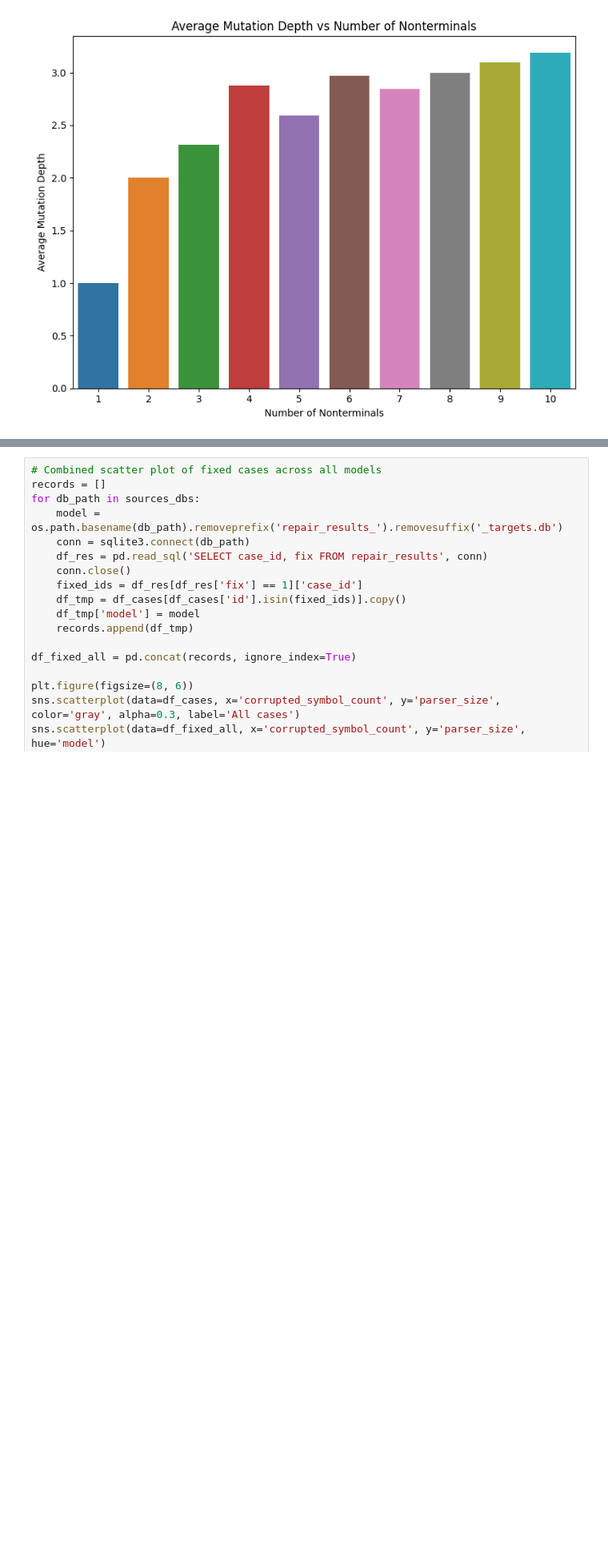
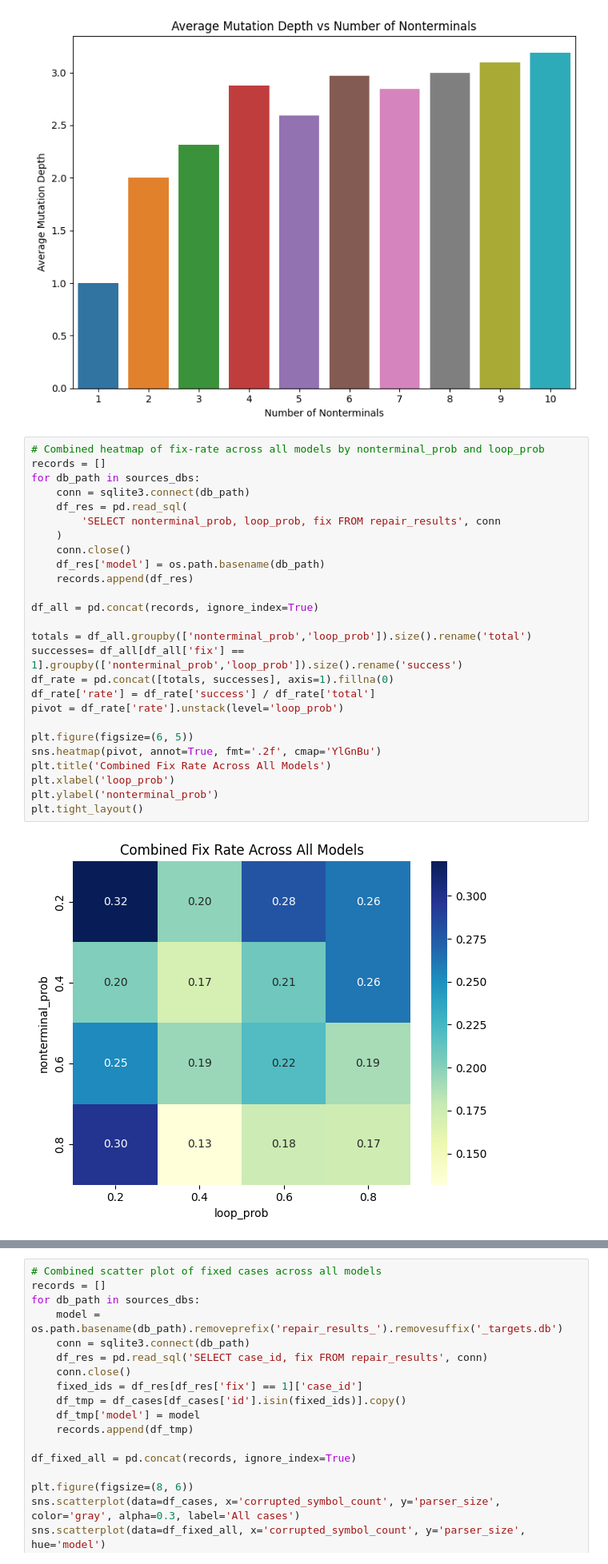
Before and after one commit to Jacksadventure/Grammar_bench, a Jupyter notebook: repair_results_analysis.ipynb, the cells around one changed output, grey strips where cells are left out. Shown at 80% size. Saved outputs shown, nothing was run; the diff lists cells and outputs as text; blank space fills up the shorter version.

```diff
--- a/repair_results_analysis.ipynb
+++ b/repair_results_analysis.ipynb
@@ -167,6 +167,34 @@ Passing `palette` without assigning `hue` is deprecated and will be removed in v
 
   sns.barplot(data=avg_mut, x='num_nonterminals', y='mutation_depth', palette='tab10')
 [figure]
+# %%
+# Combined heatmap of fix-rate across all models by nonterminal_prob and loop_prob
+records = []
+for db_path in sources_dbs:
+    conn = sqlite3.connect(db_path)
+    df_res = pd.read_sql(
+        'SELECT nonterminal_prob, loop_prob, fix FROM repair_results', conn
+    )
+    conn.close()
+    df_res['model'] = os.path.basename(db_path)
+    records.append(df_res)
+
+df_all = pd.concat(records, ignore_index=True)
+
+totals = df_all.groupby(['nonterminal_prob','loop_prob']).size().rename('total')
+successes= df_all[df_all['fix'] == 1].groupby(['nonterminal_prob','loop_prob']).size().rename('success')
+df_rate = pd.concat([totals, successes], axis=1).fillna(0)
+df_rate['rate'] = df_rate['success'] / df_rate['total']
+pivot = df_rate['rate'].unstack(level='loop_prob')
+
+plt.figure(figsize=(6, 5))
+sns.heatmap(pivot, annot=True, fmt='.2f', cmap='YlGnBu')
+plt.title('Combined Fix Rate Across All Models')
+plt.xlabel('loop_prob')
+plt.ylabel('nonterminal_prob')
+plt.tight_layout()
+# %% [output]
+[figure, added]
 # %%
 # Scatter plot of parser_size vs corrupted_symbol_count, highlighting fixed cases per model
 for db_path in sources_dbs:
```
Also changed, not shown: parts of 4 cells of this notebook, 1 other file.
